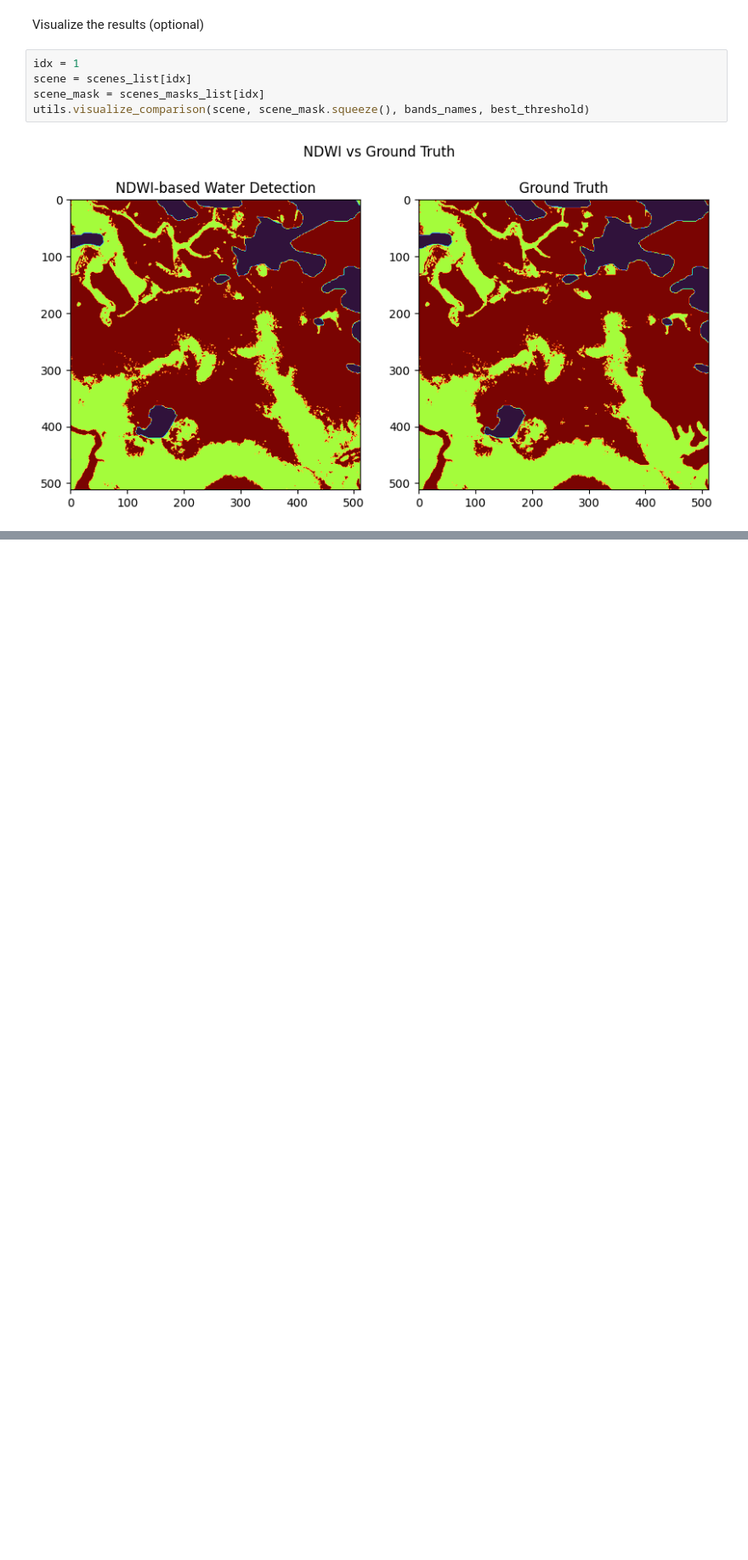
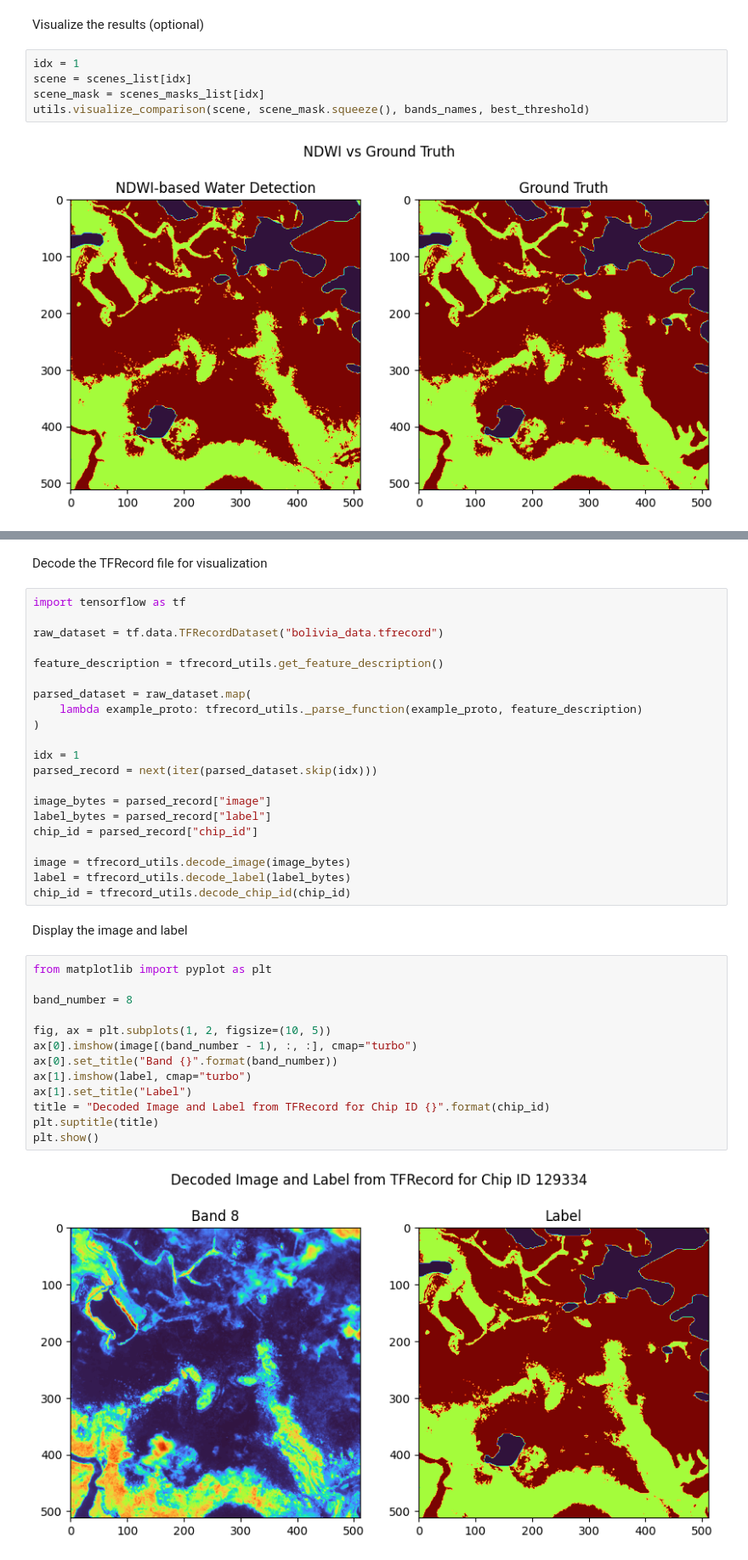
Before and after one commit to natannvw/Remote-Sensing-with-ML-for-water-bodies-classification, a Jupyter notebook: submission.ipynb, the cells around one changed output, grey strips where cells are left out. Shown at 85% size. Saved outputs shown, nothing was run; the diff lists cells and outputs as text; blank space fills up the shorter version.

```diff
--- a/submission.ipynb
+++ b/submission.ipynb
@@ -219,0 +243,40 @@ utils.visualize_comparison(scene, scene_mask.squeeze(), bands_names, best_thresh
+# %% [markdown]
+Decode the TFRecord file for visualization
+# %%
+import tensorflow as tf
+
+raw_dataset = tf.data.TFRecordDataset("bolivia_data.tfrecord")
+
+feature_description = tfrecord_utils.get_feature_description()
+
+parsed_dataset = raw_dataset.map(
+    lambda example_proto: tfrecord_utils._parse_function(example_proto, feature_description)
+)
+
+idx = 1
+parsed_record = next(iter(parsed_dataset.skip(idx)))
+
+image_bytes = parsed_record["image"]
+label_bytes = parsed_record["label"]
+chip_id = parsed_record["chip_id"]
+
+image = tfrecord_utils.decode_image(image_bytes)
+label = tfrecord_utils.decode_label(label_bytes)
+chip_id = tfrecord_utils.decode_chip_id(chip_id)
+# %% [markdown]
+Display the image and label
+# %%
+from matplotlib import pyplot as plt
+
+band_number = 8
+
+fig, ax = plt.subplots(1, 2, figsize=(10, 5))
+ax[0].imshow(image[(band_number - 1), :, :], cmap="turbo")
+ax[0].set_title("Band {}".format(band_number))
+ax[1].imshow(label, cmap="turbo")
+ax[1].set_title("Label")
+title = "Decoded Image and Label from TFRecord for Chip ID {}".format(chip_id)
+plt.suptitle(title)
+plt.show()
+# %% [output]
+[figure, added]
```
Also changed, not shown: parts of 5 cells of this notebook.
